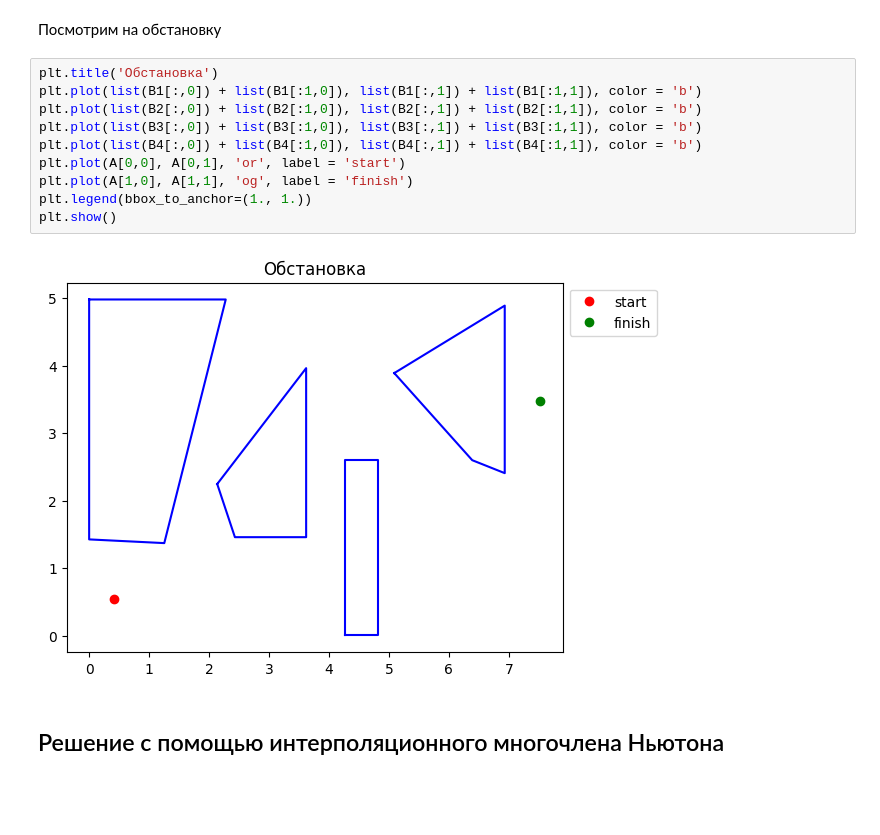
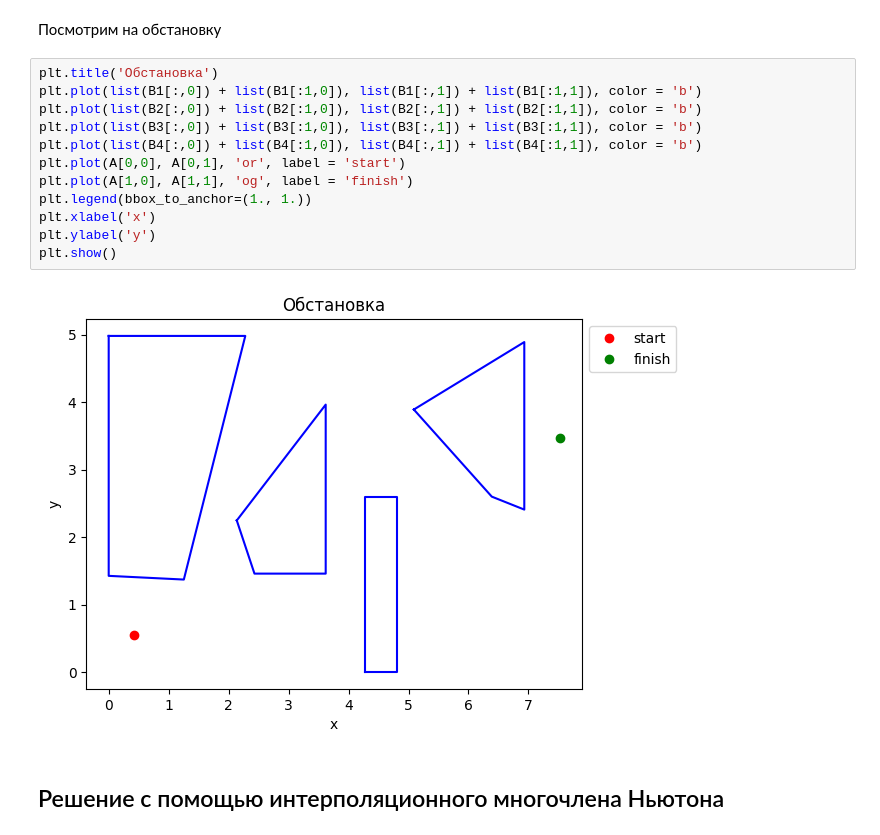
Before and after one commit to FKz11/study_mpei, a Jupyter notebook: vm_idz1.ipynb, the cells around one changed output. Saved outputs shown, nothing was run; the diff lists cells and outputs as text; blank space fills up the shorter version.

```diff
--- a/vm_idz1.ipynb
+++ b/vm_idz1.ipynb
@@ -62,15 +58,17 @@ C = np.array([[0.42, 0.55], [7.52, 3.47]]) # x, y
 # %%
 plt.title('Обстановка')
 plt.plot(list(B1[:,0]) + list(B1[:1,0]), list(B1[:,1]) + list(B1[:1,1]), color = 'b')
 plt.plot(list(B2[:,0]) + list(B2[:1,0]), list(B2[:,1]) + list(B2[:1,1]), color = 'b')
 plt.plot(list(B3[:,0]) + list(B3[:1,0]), list(B3[:,1]) + list(B3[:1,1]), color = 'b')
 plt.plot(list(B4[:,0]) + list(B4[:1,0]), list(B4[:,1]) + list(B4[:1,1]), color = 'b')
 plt.plot(A[0,0], A[0,1], 'or', label = 'start')
 plt.plot(A[1,0], A[1,1], 'og', label = 'finish')
 plt.legend(bbox_to_anchor=(1., 1.))
+plt.xlabel('x')
+plt.ylabel('y')
 plt.show()
 # %% [output]
-[figure, old version]
+[figure, new version]
 # %% [markdown]
 ## Решение с помощью интерполяционного многочлена Ньютона
 # %% [markdown]
```
Also changed, not shown: parts of 9 cells of this notebook.
